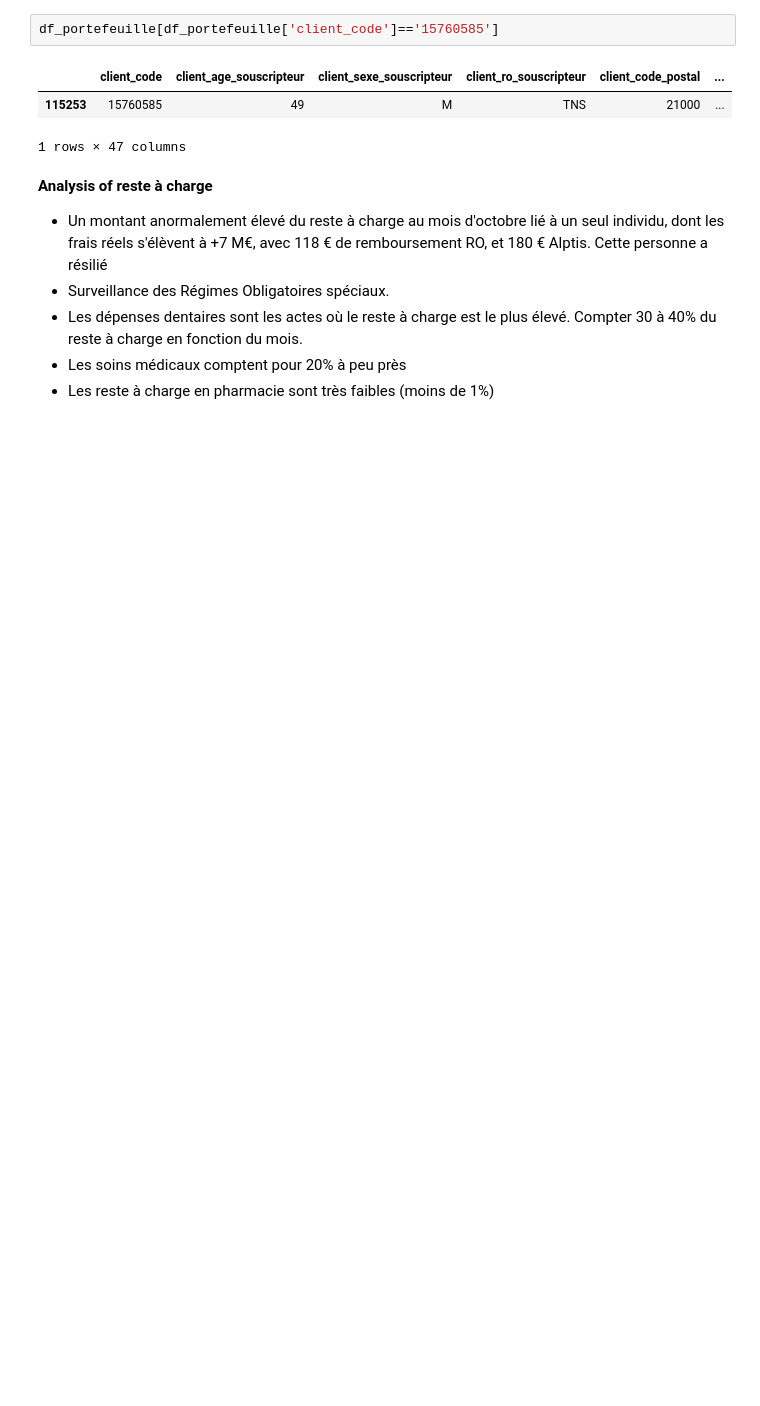
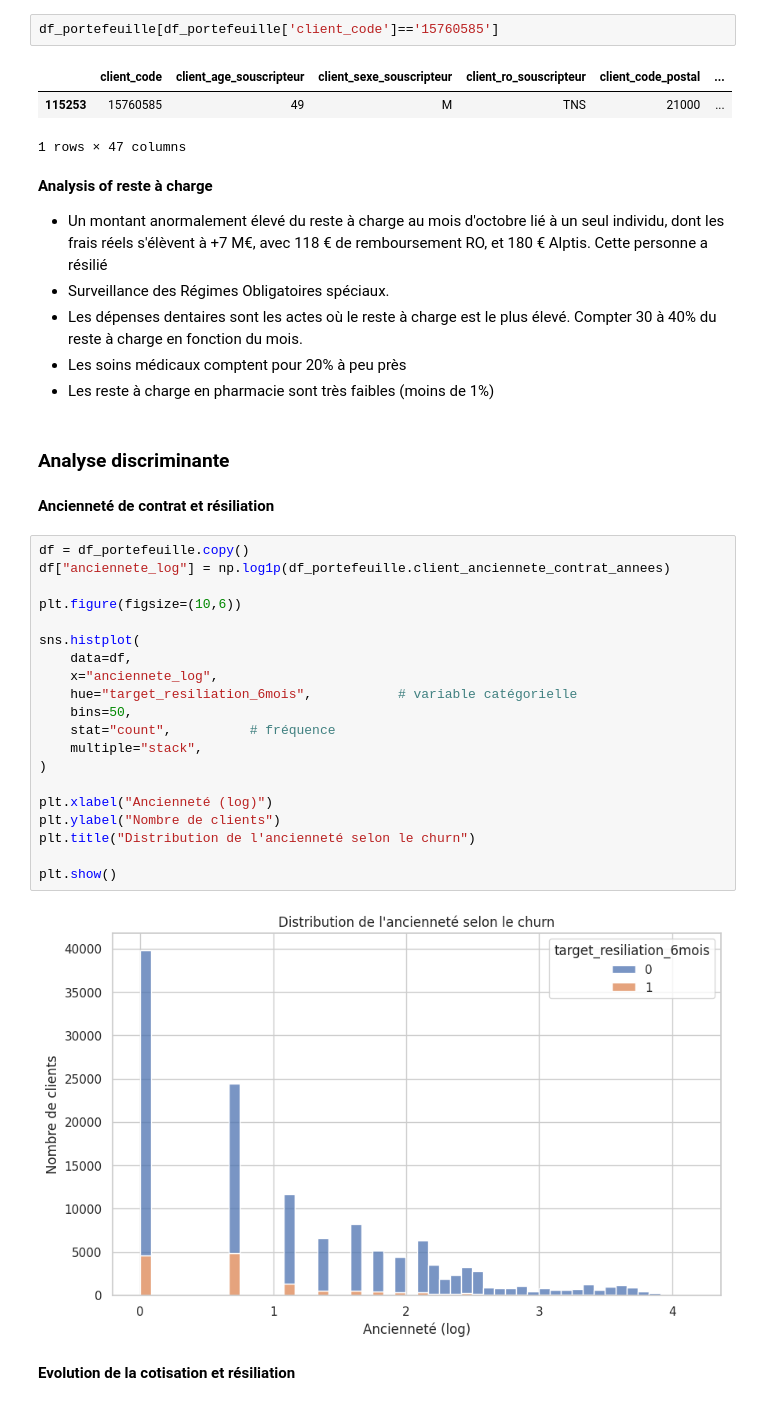
Before and after one commit to kellybourbon2/Alptis-churn-prediction, a Jupyter notebook: notebooks/Overview_Alptis.ipynb, the cells around one changed output. Cells and saved outputs as stored; diff of their text form; blank space fills up the shorter version.

```diff
--- a/notebooks/Overview_Alptis.ipynb
+++ b/notebooks/Overview_Alptis.ipynb
@@ -398,3 +398,31 @@ df_portefeuille[df_portefeuille['client_code']=='15760585']
 -   Les dépenses dentaires sont les actes où le reste à charge est le plus élevé. Compter 30 à 40% du reste à charge en fonction du mois.
 -   Les soins médicaux comptent pour 20% à peu près
 -   Les reste à charge en pharmacie sont très faibles (moins de 1%)
+# %% [markdown]
+### Analyse discriminante
+# %% [markdown]
+**Ancienneté de contrat et résiliation**
+# %%
+df = df_portefeuille.copy()
+df["anciennete_log"] = np.log1p(df_portefeuille.client_anciennete_contrat_annees)
+
+plt.figure(figsize=(10,6))
+
+sns.histplot(
+    data=df,
+    x="anciennete_log",
+    hue="target_resiliation_6mois",           # variable catégorielle
+    bins=50,
+    stat="count",          # fréquence
+    multiple="stack",
+)
+
+plt.xlabel("Ancienneté (log)")
+plt.ylabel("Nombre de clients")
+plt.title("Distribution de l'ancienneté selon le churn")
+
+plt.show()
+# %% [output]
+[figure, added]
+# %% [markdown]
+**Evolution de la cotisation et résiliation**
```
Also changed, not shown: parts of 19 cells of this notebook, 1 other file.
